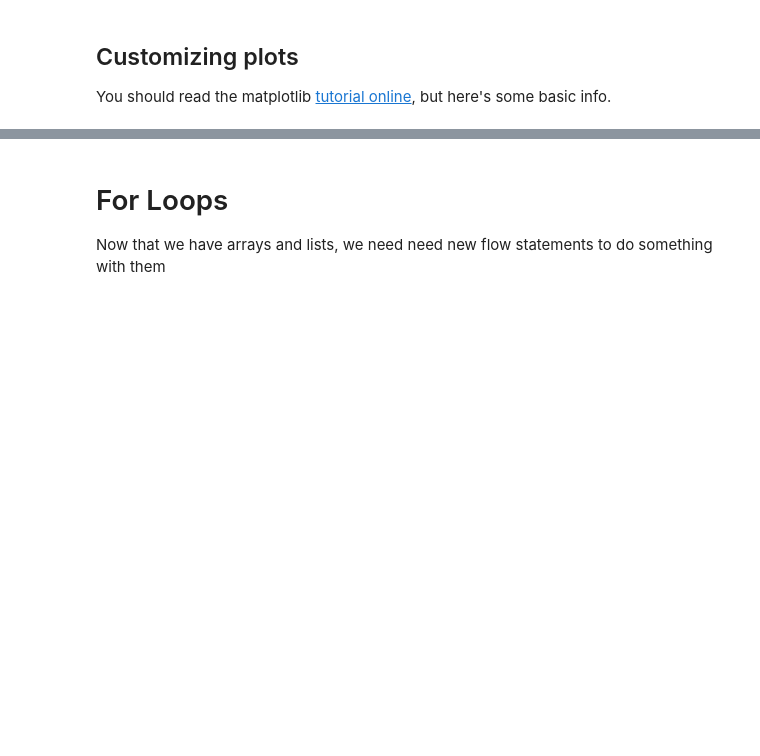
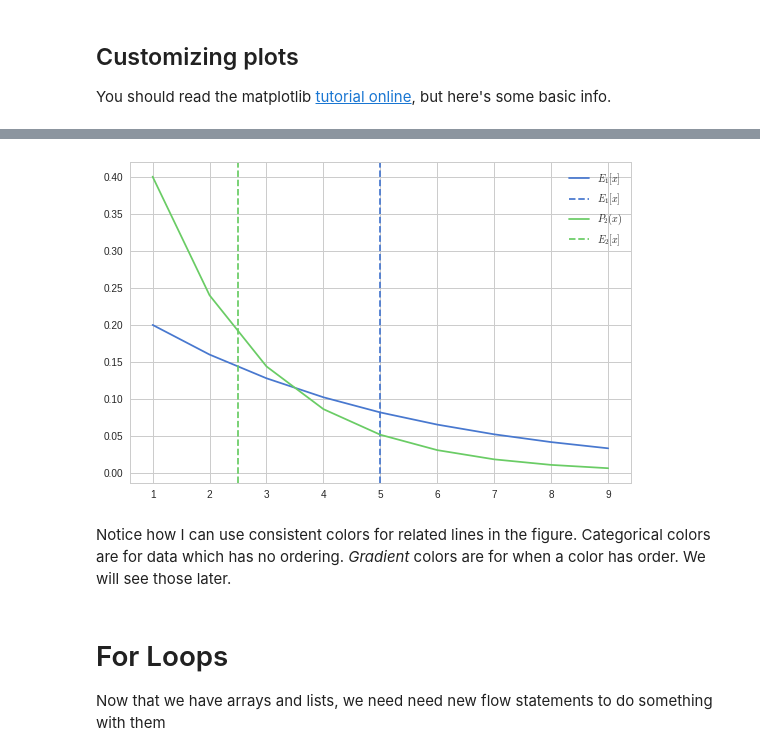
Before and after one commit to whitead/numerical_stats, a Jupyter notebook: unit_4/lectures/lecture_1.ipynb, the cells around one changed output, grey strips where cells are left out. Cells and saved outputs as stored; diff of their text form; code cells hidden in the pictures; blank space fills up the shorter version.

```diff
--- a/unit_4/lectures/lecture_1.ipynb
+++ b/unit_4/lectures/lecture_1.ipynb
@@ -337,3 +367,28 @@ plt.show()
+# %%
+x = np.arange(1, 10)
+p = 0.2
+geo_p = (1 - p)**(x-1) * p
+plt.plot(x, geo_p,color='C0', label='$E_1[x]$')
+
+#plot the mean as vertical line
+plt.axvline(x=1 / p, color='C0', linestyle='--', label='$E_1[x]$')
+
+#create a different geometric
+p = 0.4
+geo_p = (1 - p)**(x-1) * p
+plt.plot(x, geo_p,color='C1', label='$P_2(x)$')
+
+#plot the mean as vertical line
+plt.axvline(x=1 / p, color='C1', linestyle='--', label='$E_2[x]$')
+
+#add legend, which uses the labels = .. from above
+plt.legend()
+
+plt.show()
+# %% [output]
+[figure, added]
+# %% [markdown]
+Notice how I can use consistent colors for related lines in the figure. Categorical colors are for data which has no ordering. *Gradient* colors are for when a color has order. We will see those later.
 # %% [markdown]
 For Loops
 ====
```
Also changed, not shown: parts of 37 cells of this notebook.
